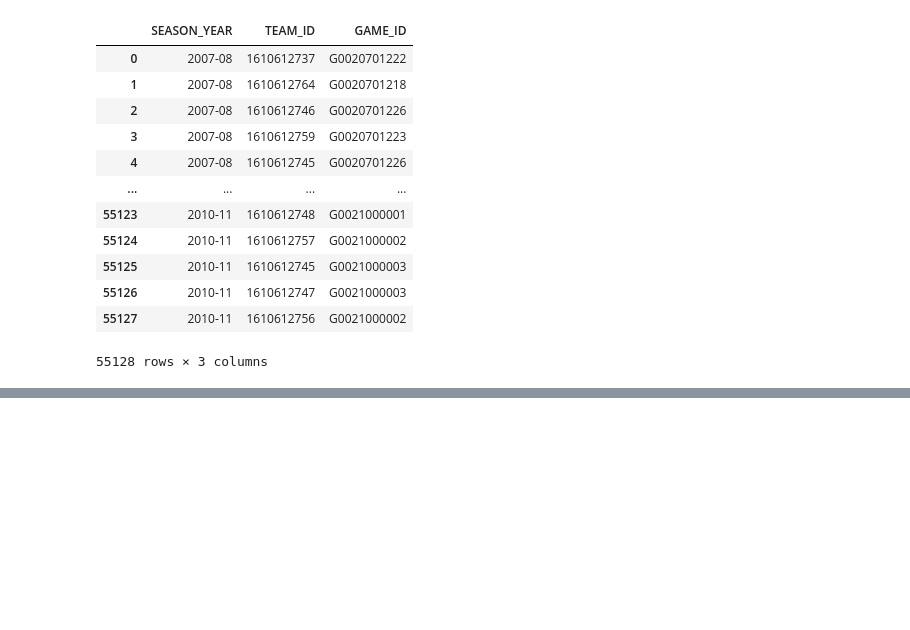
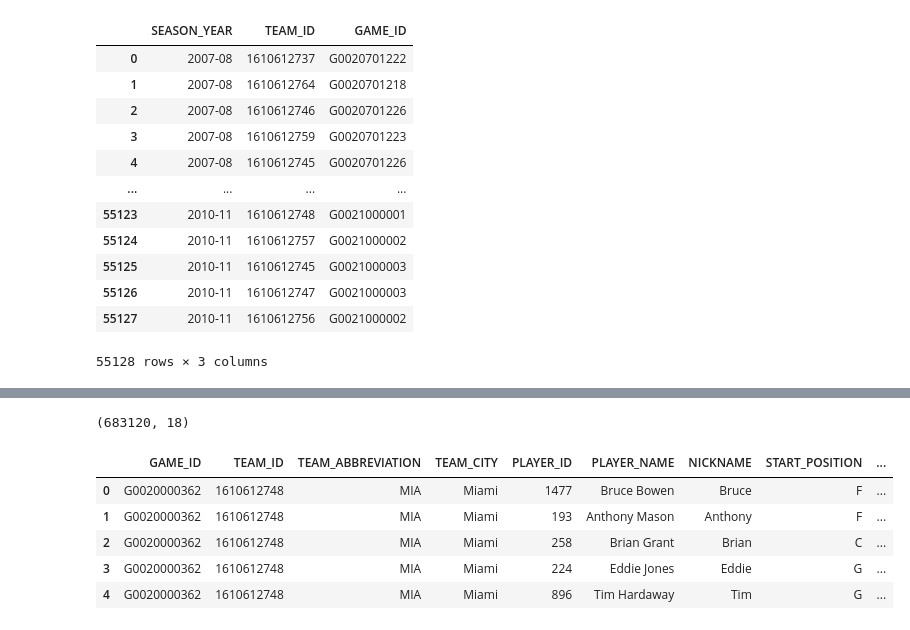
Before and after one commit to jordan-wegner/nba_prediction, a Jupyter notebook: 05_notebooks/00_npp_scratchpad.ipynb, the cells around one changed output, grey strips where cells are left out. Saved outputs shown, nothing was run; the diff lists cells and outputs as text; code cells hidden in the pictures; blank space fills up the shorter version.

```diff
--- a/05_notebooks/00_npp_scratchpad.ipynb
+++ b/05_notebooks/00_npp_scratchpad.ipynb
@@ -125,0 +171,37 @@ bs2.to_csv('temp.csv')
+# %%
+# reading back in
+d01 = pd.read_csv('2000-01.csv')
+d02 = pd.read_csv('2001-02.csv')
+d03 = pd.read_csv('2002-03.csv')
+d04 = pd.read_csv('2003-04.csv')
+d05 = pd.read_csv('2004-05.csv')
+d06 = pd.read_csv('2005-06.csv')
+d07 = pd.read_csv('2006-07.csv')
+d08 = pd.read_csv('2007-08.csv')
+d09 = pd.read_csv('2008-09.csv')
+d10 = pd.read_csv('2009-10.csv')
+d11 = pd.read_csv('2010-11.csv')
+d12 = pd.read_csv('2011-12.csv')
+d13 = pd.read_csv('2012-13.csv')
+d14 = pd.read_csv('2013-14.csv')
+d15 = pd.read_csv('2014-15.csv')
+d16 = pd.read_csv('2015-16.csv')
+d17 = pd.read_csv('2016-17.csv')
+d18 = pd.read_csv('2017-18.csv')
+d19 = pd.read_csv('2018-19.csv')
+d20 = pd.read_csv('2019-20.csv')
+d21 = pd.read_csv('2020-21.csv')
+d22 = pd.read_csv('2021-22.csv')
+d23 = pd.read_csv('2022-23.csv')
+df = pd.concat([d01,d02,d03,d04,d05,d06,d07,d08,d09,d10,
+               d11,d12,d13,d14,d15,d16,d17,d18,d19,d20,d21,d22,d23])
+print(df.shape)
+df.head()
+# %% [output]
+(683120, 18)
+|  | GAME_ID | TEAM_ID | TEAM_ABBREVIATION | TEAM_CITY | PLAYER_ID | PLAYER_NAME | NICKNAME | START_POSITION | ... |
+| 0 | G0020000362 | 1610612748 | MIA | Miami | 1477 | Bruce Bowen | Bruce | F | ... |
+| 1 | G0020000362 | 1610612748 | MIA | Miami | 193 | Anthony Mason | Anthony | F | ... |
+| 2 | G0020000362 | 1610612748 | MIA | Miami | 258 | Brian Grant | Brian | C | ... |
+| 3 | G0020000362 | 1610612748 | MIA | Miami | 224 | Eddie Jones | Eddie | G | ... |
+| 4 | G0020000362 | 1610612748 | MIA | Miami | 896 | Tim Hardaway | Tim | G | ... |
```
Also changed, not shown: parts of 24 cells of this notebook, 1 other file.
